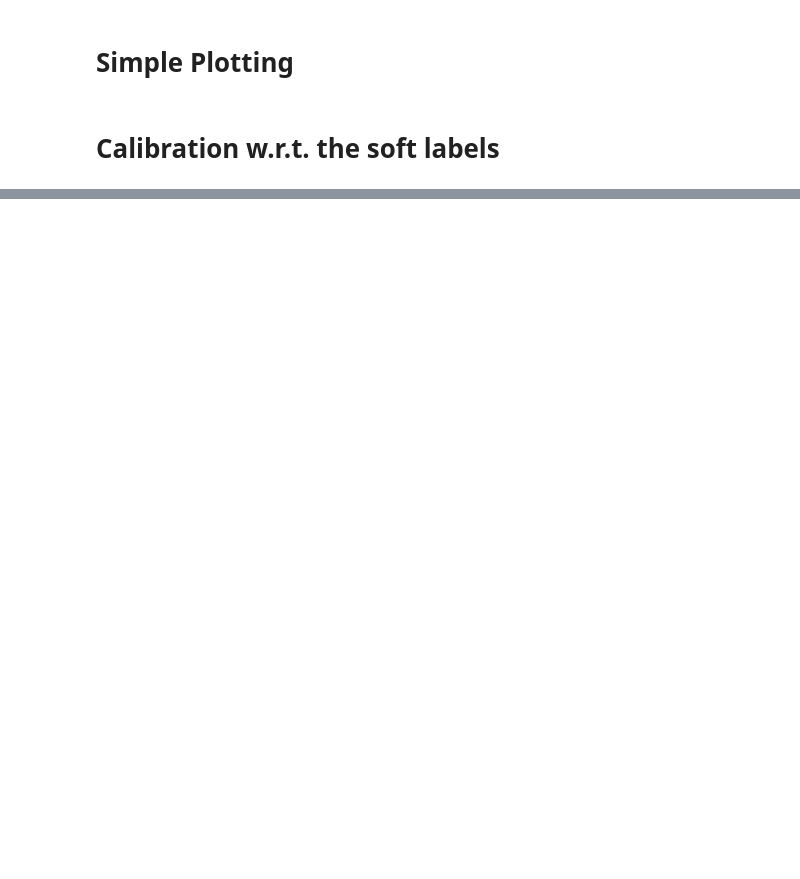
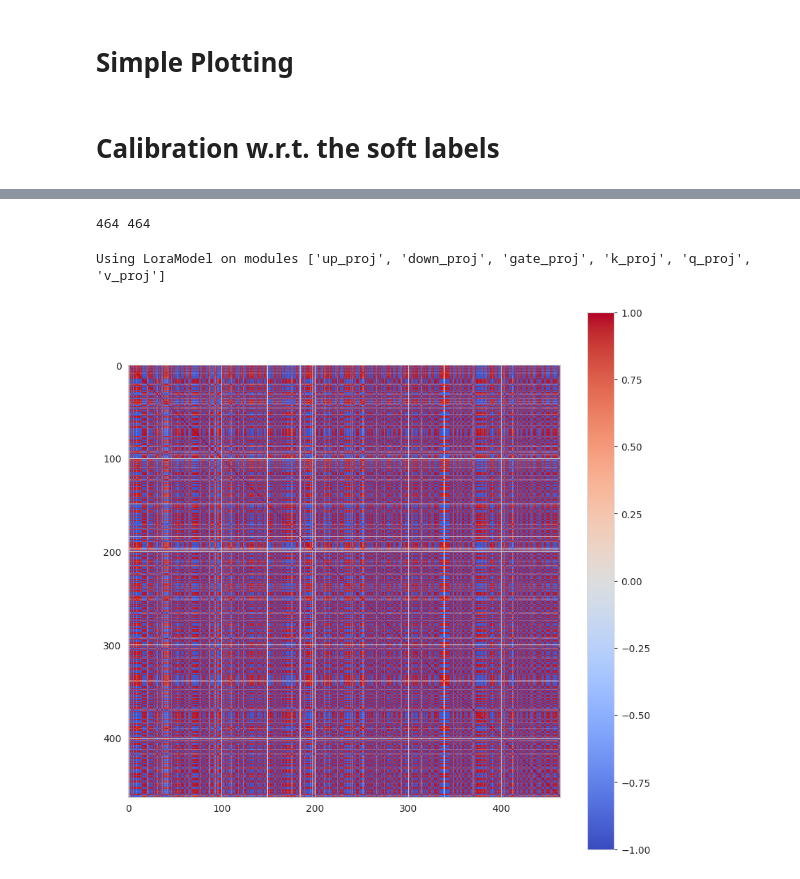
Before and after one commit to EleutherAI/weak-to-strong, a Jupyter notebook: notebooks/Plotting.ipynb, the cells around one changed output, grey strips where cells are left out. Drawn from its saved outputs; the diff is of its cells as text; code cells hidden in the pictures; blank space fills up the shorter version.

Commit message:
result where gradients reveal mislabeled examples

```diff
--- a/notebooks/Plotting.ipynb
+++ b/notebooks/Plotting.ipynb
@@ -90,6 +90,7 @@ import os
 from datasets import load_from_disk
 import numpy as np
 
+strong_path = "../results/conf_disagree/bs=32-dn=sciq_with_supp-ge=3-lp=0-l=xent-l=4e-05-ls=cosi_anne-mc=512-ms=Qwen1.5-0.5B-ntd=500-ntd=4300-ntd=4300-o=adam-s=0-twd=0"
 w2s_path = "../results/conf_disagree/bs=32-dn=sciq_with_supp-lp=0-l=kl-l=2e-05-ls=cosi_anne-mc=512-ms=Qwen1.5-0.5B-ntd=500-ntd=4300-ntd=4300-o=adam-s=0-see=15-twd=0-we=2-wlf=0.5-wms=opt-350m"
 eval_results_paths = [p for p in os.listdir(w2s_path) if p.startswith("eval_results") and p[-1].isdigit()]
 eval_results_paths.sort(key=lambda x: int(x.split("_")[-1]))
@@ -155,0 +161,12 @@ fig.show()
+# %%
+strong_eval_results_path = os.path.join(strong_path, "eval_results_final")
+final_eval_results_path = os.path.join(w2s_path, "eval_results_final")
+final_eval_results = load_from_disk(final_eval_results_path)
+strong_eval_results = load_from_disk(strong_eval_results_path)
+print(len(final_eval_results), len(strong_eval_results))
+assert np.all(np.array(final_eval_results['id']) == np.array(strong_eval_results['id']))
+final_eval_results = final_eval_results.add_column("strong_soft_pred", strong_eval_results['soft_pred'])  # type: ignore
+final_eval_results = final_eval_results.add_column("strong_hard_pred", strong_eval_results['hard_pred'])  # type: ignore
+final_eval_results = final_eval_results.with_format("torch")
+# %% [output]
+464 464
@@ -155,0 +186,56 @@ fig.show()
+# %%
+use_lm_head = "choice_input_ids" in final_eval_results.column_names
+
+model_config = ModelConfig(**MODELS_DICT[model_name])
+model = TransformerWithHead.from_pretrained(  # type: ignore
+            model_config.name,
+            lora_modules=model_config.lora_modules,
+            use_lm_head=use_lm_head,
+            num_labels=2,
+            linear_probe=config["linear_probe"],
+            **model_config.custom_kwargs,
+        ).cuda()
+
+loss_fn = LOSS_DICT[config["loss"]]
+# %% [output]
+Using LoraModel on modules ['up_proj', 'down_proj', 'gate_proj', 'k_proj', 'q_proj', 'v_proj']
+# %%
+d_proj = 2048  # TODO increase
+model_n_params = sum(p.numel() for p in model.parameters() if p.requires_grad)
+
+torch.manual_seed(0)  # ensure that our projection is the same across runs and examples
+proj_basis_indices = torch.randint(0, model_n_params, (d_proj,))
+proj_grads = torch.zeros((len(final_eval_results), d_proj), device=model.device)
+for i, batch in tqdm(enumerate(to_batch(final_eval_results, batch_size=1))):
+    input_ids = torch.nn.utils.rnn.pad_sequence(
+                [ex for ex in batch["input_ids"]], batch_first=True
+        ).to(model.device)
+    label = batch["weak_soft_label"].to(model.device)
+
+    logits = model(
+                    input_ids, choice_input_ids=batch.get("choice_input_ids")
+        )
+
+    loss = loss_fn(logits, label, step_frac=0)
+    loss.backward()
+
+    # get grad in a vector
+    # grad = torch.cat([p.grad.clone().detach().flatten() for p in model.parameters() if p.requires_grad])
+    # project onto random direction
+    # proj_grads[i] = grad[proj_basis_indices]
+    proj_grads[i] = torch.cat([p.grad.clone().detach().flatten() for p in model.score.parameters() if p.requires_grad])
+
+    # zero out grads
+    model.zero_grad()
+# %%
+proj_grads_normalized = proj_grads / proj_grads.norm(dim=1, keepdim=True)
+# %%
+import matplotlib.pyplot as plt
+
+similarity = proj_grads_normalized @ proj_grads_normalized.T
+plt.figure(figsize=(10, 10))
+plt.imshow(similarity.cpu().numpy(), vmin=-1, vmax=1, cmap='coolwarm', interpolation='nearest')
+plt.colorbar()
+plt.show()
+# %% [output]
+[figure, added]
```
Also changed, not shown: parts of 8 cells of this notebook, 3 other files.
